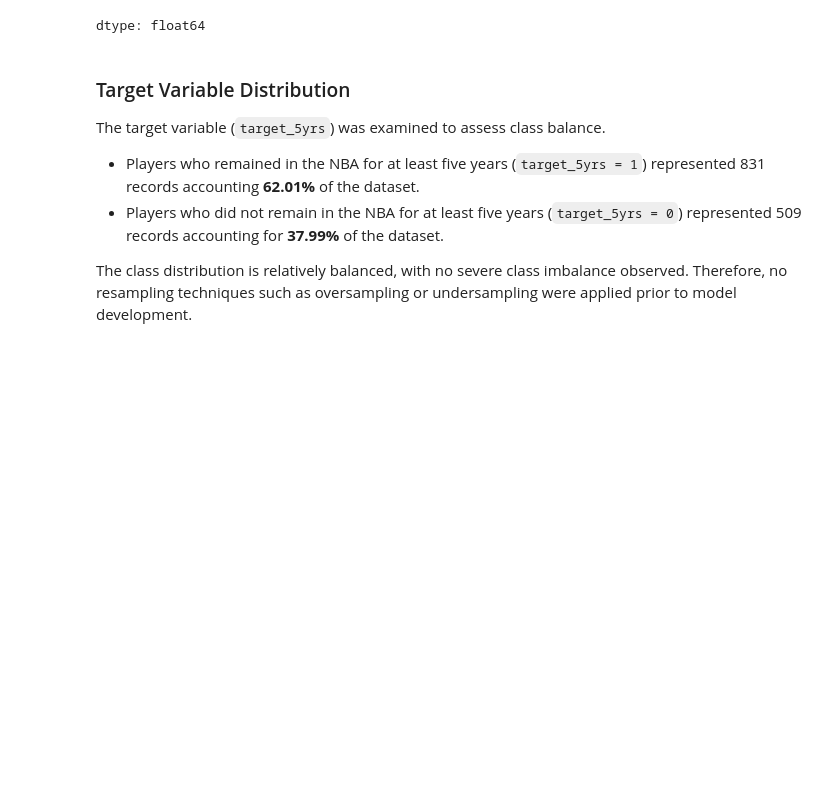
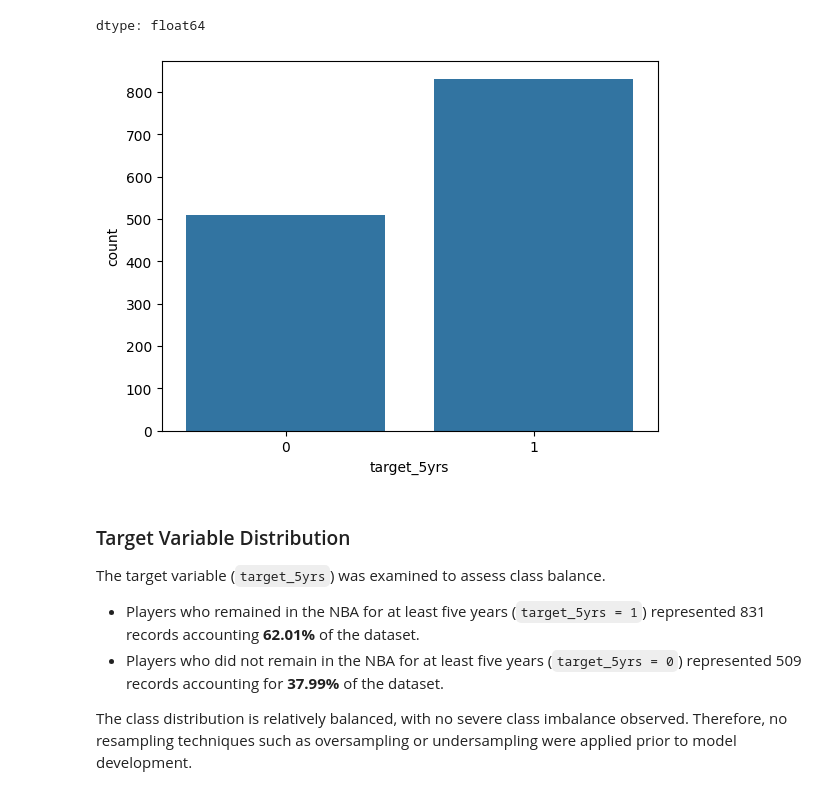
Before and after one commit to TaiwoOlaniyiToheeb/feature_engineering, a Jupyter notebook: feature_engineering.ipynb, the cells around one changed output. Saved outputs shown, nothing was run; the diff lists cells and outputs as text; code cells hidden in the pictures; blank space fills up the shorter version.

```diff
--- a/feature_engineering.ipynb
+++ b/feature_engineering.ipynb
@@ -249,6 +249,11 @@ dtype: int64
 | 1 | 62.01 |
 | 0 | 37.99 |
 dtype: float64
+# %%
+sns.countplot(data = df, x = 'target_5yrs')
+plt.show()
+# %% [output]
+[figure, added]
 # %% [markdown]
 ### Target Variable Distribution
 The target variable (`target_5yrs`) was examined to assess class balance.
```
Also changed, not shown: parts of 3 cells of this notebook.
